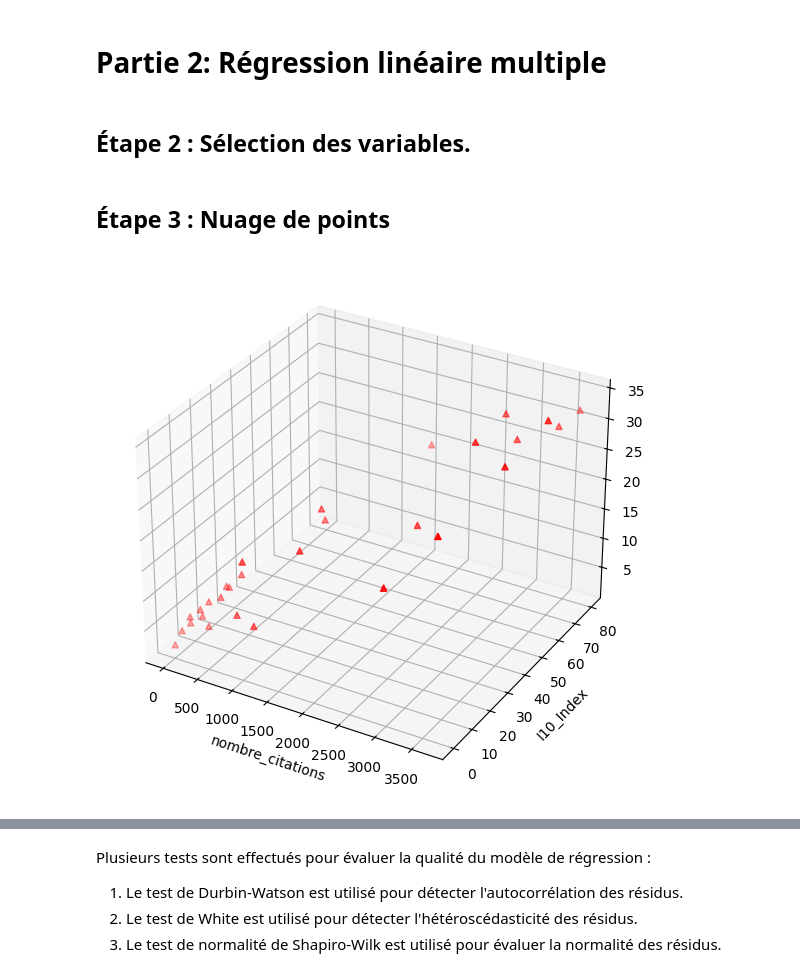
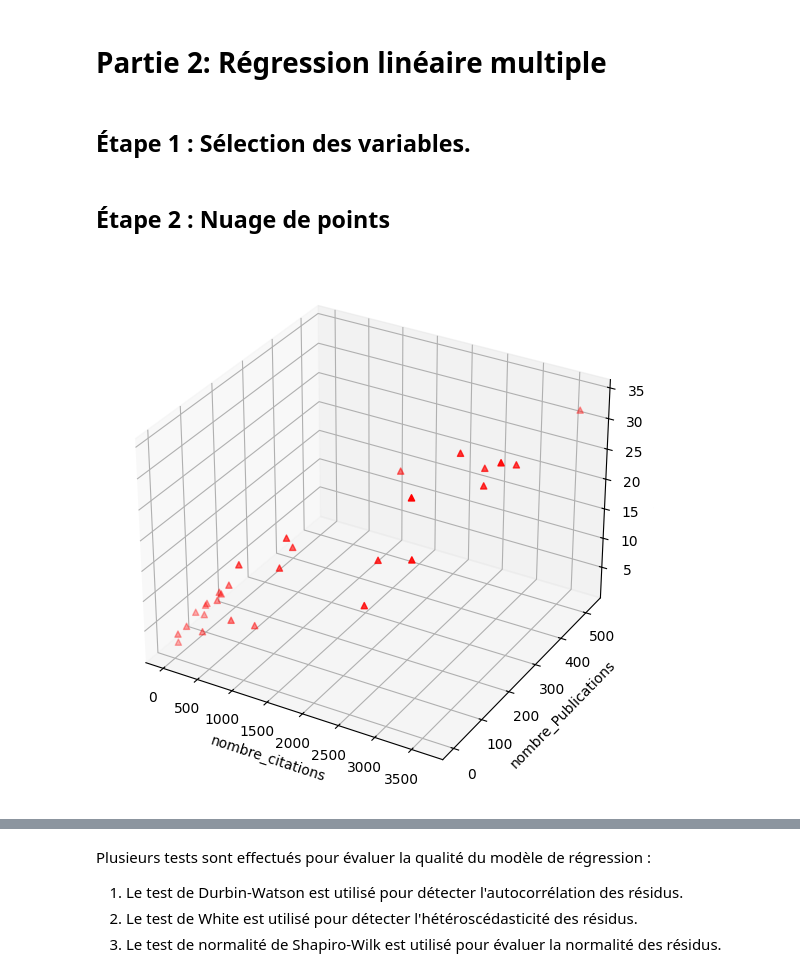
Before and after one commit to imad-oi/Projet_Scraping_Google_Scholar, a Jupyter notebook: scraping_regression.ipynb, the cells around one changed output, grey strips where cells are left out. Drawn from its saved outputs; the diff is of its cells as text; code cells hidden in the pictures.

```diff
--- a/scraping_regression.ipynb
+++ b/scraping_regression.ipynb
@@ -332,24 +273,28 @@ Le modèle semble être statistiquement significatif, avec un R² de 0.697 indiq
 # %% [markdown]
 # Partie 2: Régression linéaire multiple
 # %% [markdown]
-## Étape 2 : Sélection des variables.
+## Étape 1 : Sélection des variables.
 # %%
 # Récupérer l'ensemble des valeurs de la variable cible
 Y1 = df["H_Index"]
+
 # Récupérer les variables prédictives (on en a 2)
-X1 = df[['nombre_citations','I10_Index']]
+X1 = df[['nombre_citations','nombre_Publications']]
 # %% [markdown]
-## Étape 3 : Nuage de points
+## Étape 2 : Nuage de points
 # %%
+
+# tracer la figure en 3D
 fig = plt.figure(figsize=(15, 10))
 ax = fig.add_subplot(1,2,1, projection='3d')
-ax.scatter(X1["nombre_citations"], X1["I10_Index"], Y1, c='r', marker='^')
+ax.scatter(X1["nombre_citations"], X1["nombre_Publications"], Y1, c='r', marker='^')
 
+# ajouter les labels
 ax.set_xlabel('nombre_citations')
-ax.set_ylabel('I10_Index')
+ax.set_ylabel('nombre_Publications')
 ax.set_zlabel('H_Index)')
 
 plt.show()
 # %% [output]
-[figure, old version]
+[figure, new version]
 # %% [markdown]
```
Also changed, not shown: parts of 34 cells of this notebook.
